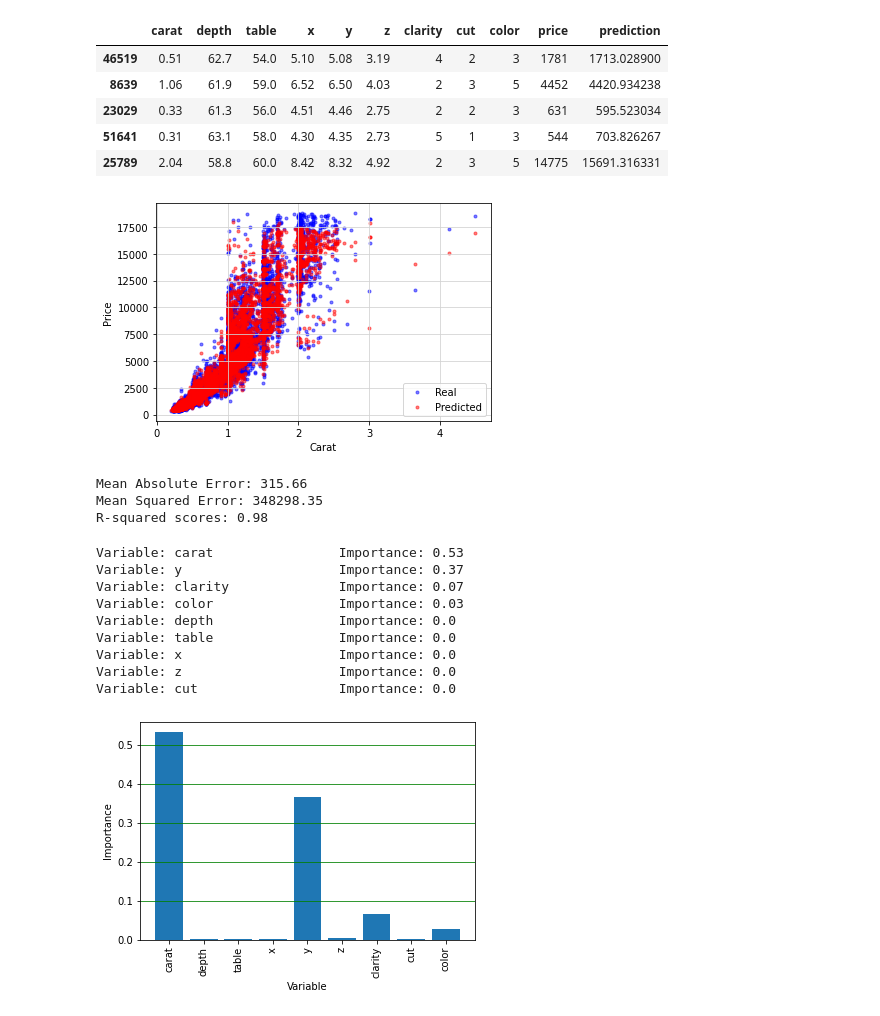
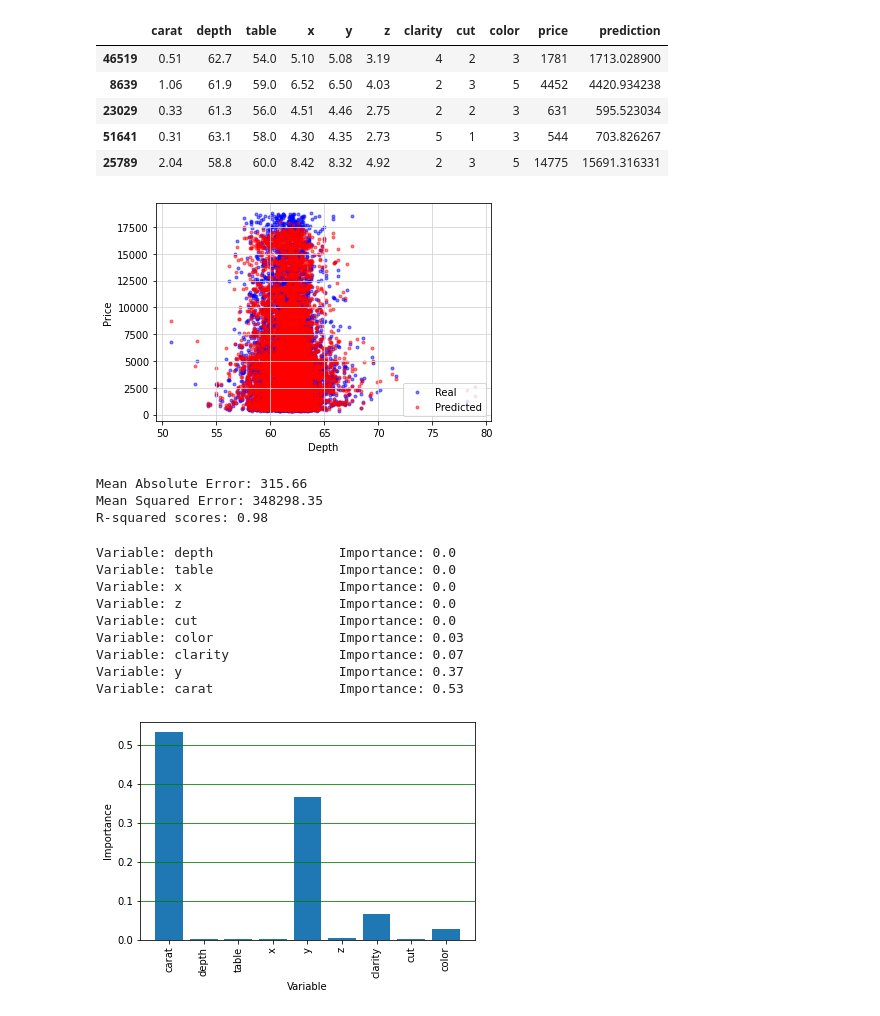
Before and after one commit to realtechsupport/CriticalMachineLearning, a Jupyter notebook: code/RF_2.ipynb, the cells around one changed output. Cells and saved outputs as stored; diff of their text form; code cells hidden in the pictures.

```diff
--- a/code/RF_2.ipynb
+++ b/code/RF_2.ipynb
@@ -15,3 +15,14 @@
 import os, sys
 import numpy
 import pandas
+# %%
+# connect to your G drive
+#link your google drive to your notebook
+from google.colab import drive
+drive.mount('/content/drive')
+#change this based on your setup
+root = '/content/drive/MyDrive/Colab/ML/'
+sys.path.append(root + 'code/')
+datapath =  root + 'data/'
+
+print('This is the datapath: ', datapath)
@@ -91,20 +107,28 @@ result.head()
 # %%
 # Check the quality of the predictions - graphically
 import matplotlib.pyplot as plt
 
 # Define x axis
-x_axis = X_test.carat
+
+#x_axis = X_test.carat
+x_axis = X_test.depth
+
 
 # Build scatterplot
+choice = 'Depth'
 plt.scatter(x_axis, y_test, c = 'b', alpha = 0.5, marker = '.', label = 'Real')
 plt.scatter(x_axis, predictions, c = 'r', alpha = 0.5, marker = '.', label = 'Predicted')
-plt.xlabel('Carat')
+
+plt.xlabel(choice)
 plt.ylabel('Price')
+
 plt.grid(color = '#D3D3D3', linestyle = 'solid')
 plt.legend(loc = 'lower right')
-plt.show()
+imagename = 'diamondstest.jpg'
+plt.savefig(datapath + imagename)
+#plt.show()
 # %% [output]
-[figure, old version]
+[figure, new version]
 # %%
 # Check the quality of the predictions - analytically
 
@@ -137,18 +161,18 @@ characteristics = X.columns
 # Get the variables importances, sort them, and print the result
 importances = list(reg.feature_importances_)
 characteristics_importances = [(characteristic, round(importance, 2)) for characteristic, importance in zip(characteristics, importances)]
-characteristics_importances = sorted(characteristics_importances, key = lambda x: x[1], reverse = True)
+characteristics_importances = sorted(characteristics_importances, key = lambda x: x[1], reverse = False)
 [print('Variable: {:20} Importance: {}'.format(*pair)) for pair in characteristics_importances];
 # %% [output]
-Variable: carat                Importance: 0.53
-Variable: y                    Importance: 0.37
-Variable: clarity              Importance: 0.07
-Variable: color                Importance: 0.03
 Variable: depth                Importance: 0.0
 Variable: table                Importance: 0.0
 Variable: x                    Importance: 0.0
 Variable: z                    Importance: 0.0
 Variable: cut                  Importance: 0.0
+Variable: color                Importance: 0.03
+Variable: clarity              Importance: 0.07
+Variable: y                    Importance: 0.37
+Variable: carat                Importance: 0.53
 # %%
 # Visualize the variables importances
 plt.bar(characteristics, importances, orientation = 'vertical')
```
Also changed, not shown: parts of 3 cells of this notebook, 14 other files.
